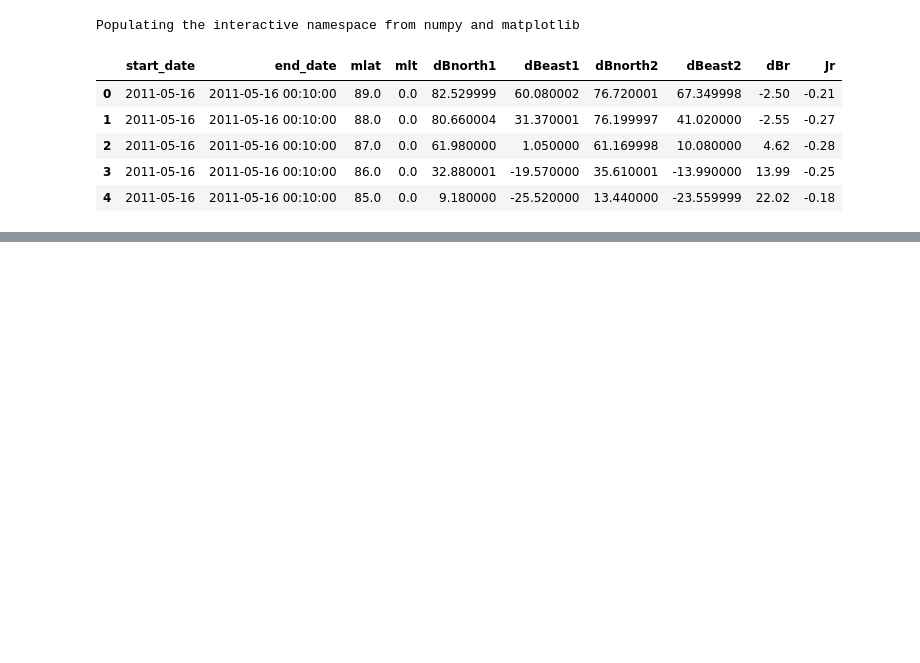
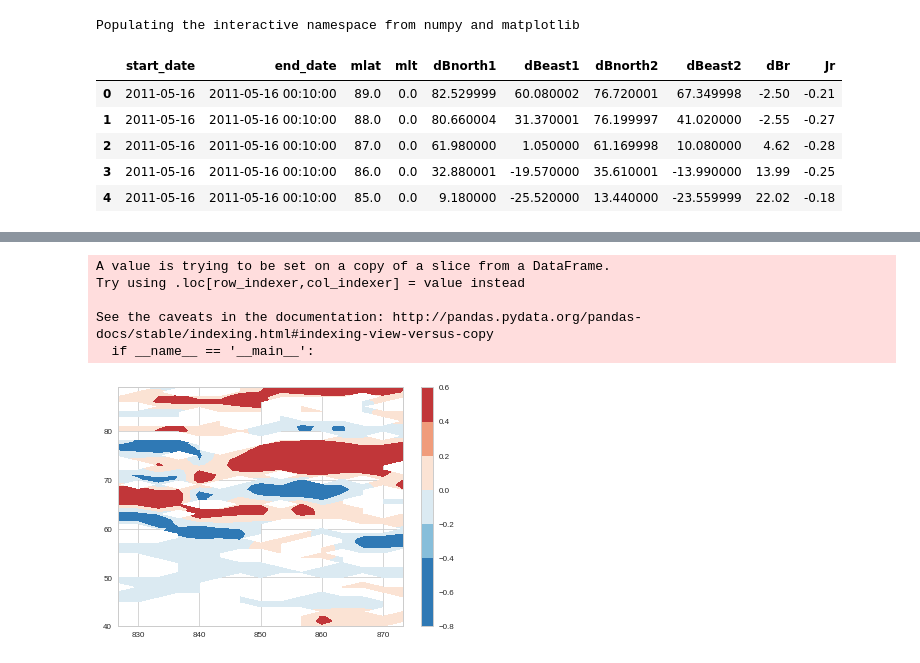
Before and after one commit to bharatreddy/scwsaps, a Jupyter notebook: ipy/get_scw.ipynb, the cells around one changed output, grey strips where cells are left out. Cells and saved outputs as stored; diff of their text form; code cells hidden in the pictures; blank space fills up the shorter version.

```diff
--- a/ipy/get_scw.ipynb
+++ b/ipy/get_scw.ipynb
@@ -80,0 +83,27 @@ array([ 833.33333333,  836.66666667,  840.        ,  843.33333333,
+# %%
+seaMap = ListedColormap(sns.color_palette("RdBu_r"))
+
+sns.set_style("whitegrid")
+sns.set_context("paper")
+
+fig = plt.figure()
+ax = fig.add_subplot(111)
+selDF = ampDF[ ((ampDF["start_date"] >= startDate) & (ampDF["start_date"] <= endDate) &\
+                    (ampDF["mlt"] == 22) & (numpy.abs(ampDF["Jr"])>=0.05)) ]
+selDF["time"] = selDF["start_date"].map(lambda x:(x.hour + x.minute/60.)*100)
+plotAmpDF = selDF[ ["mlat", "time",\
+                        "Jr"] ].pivot( "mlat", "time" )
+mlatVals = plotAmpDF.index.values
+timeVals = plotAmpDF.columns.levels[1].values
+mlatCntr, timeCntr  = numpy.meshgrid( mlatVals, timeVals )
+ampPlot = ax.contourf(timeCntr, mlatCntr, plotAmpDF["Jr"].values.T, cmap=seaMap, vmin=-0.4,vmax=0.4)
+cbar = plt.colorbar(ampPlot, orientation='vertical')
+cbar.set_clim(-0.5, 0.5)
+fig.savefig( "../plots/cntrSCW.pdf",bbox_inches='tight' )
+# %% [output]
+A value is trying to be set on a copy of a slice from a DataFrame.
+Try using .loc[row_indexer,col_indexer] = value instead
+
+See the caveats in the documentation: http://pandas.pydata.org/pandas-docs/stable/indexing.html#indexing-view-versus-copy
+  if __name__ == '__main__':
+[figure, added]
```
Also changed, not shown: parts of 4 cells of this notebook, 3 other files.
